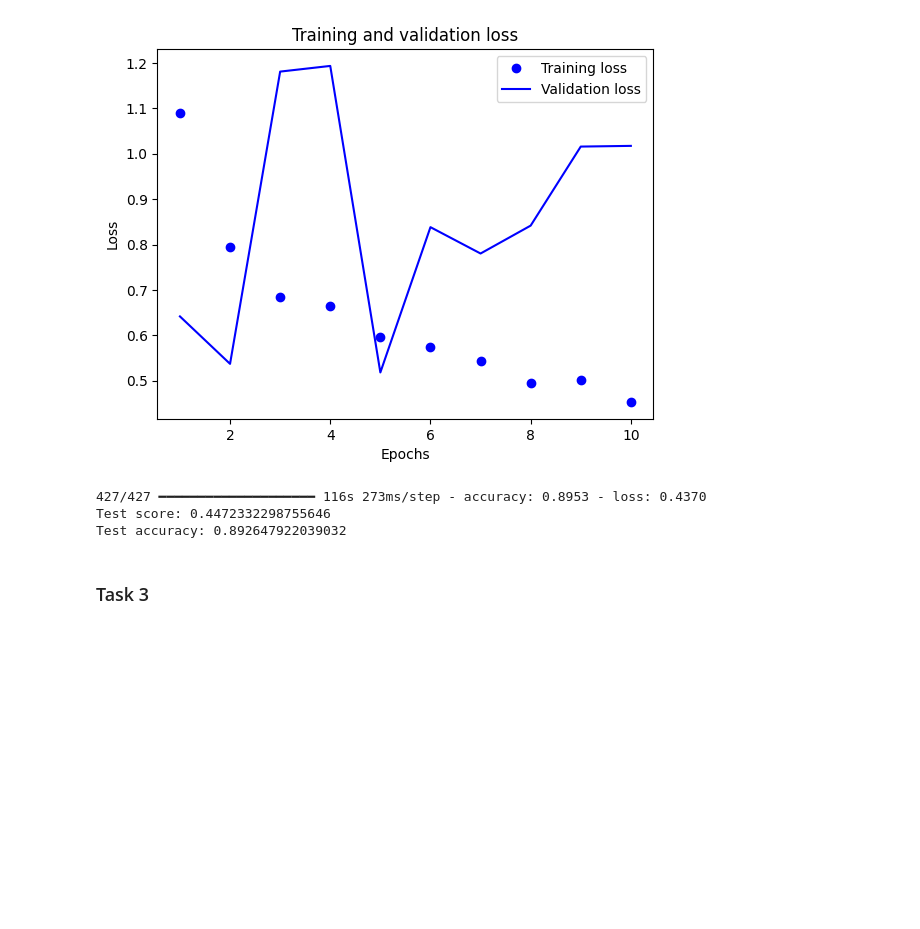
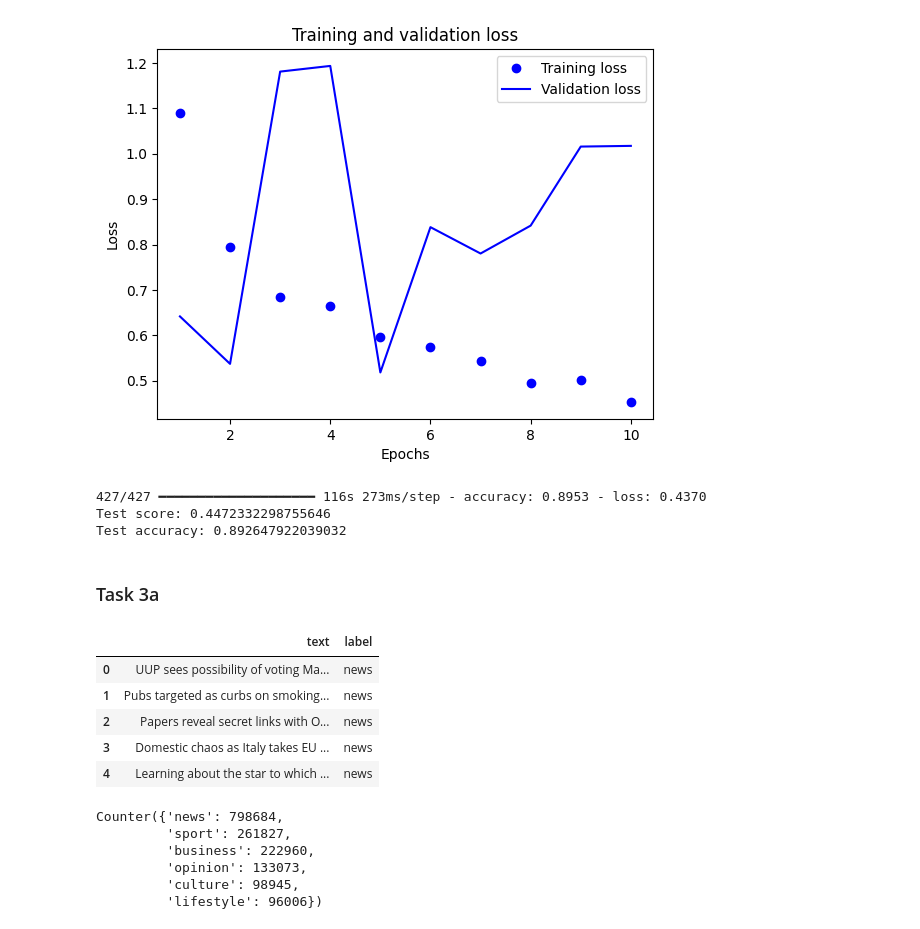
Before and after one commit to literandltx/data_analisys_labs, a Jupyter notebook: cardiotocography_lab3.ipynb, the cells around one changed output. Drawn from its saved outputs; the diff is of its cells as text; code cells hidden in the pictures; blank space fills up the shorter version.

Commit message:
add task 3a model

```diff
--- a/cardiotocography_lab3.ipynb
+++ b/cardiotocography_lab3.ipynb
@@ -533,4 +524,4 @@ print('Test accuracy:', score[1])
 Test score: 0.4472332298755646
 Test accuracy: 0.892647922039032
 # %% [markdown]
-### Task 3
+### Task 3a
@@ -536,0 +560,39 @@ Test accuracy: 0.892647922039032
+# %%
+path = kagglehub.dataset_download("therohk/ireland-historical-news")
+df = pd.read_csv(path + "/ireland-news-headlines.csv")
+
+categories_of_interest = ['sport', 'news', 'business']
+# %%
+from collections import Counter
+from sklearn.model_selection import train_test_split
+
+df['main_category'] = df['headline_category'].apply(lambda x: x.split('.')[0])
+top_10_categories = [category for category, _ in Counter(df['main_category']).most_common(10)]
+df = df[df['main_category'].isin(top_10_categories)]
+
+df = df[['headline_text', 'main_category']].rename(columns={'headline_text': 'text', 'main_category': 'label'})
+
+x_train, x_test, y_train, y_test = train_test_split(df['text'], df['label'], test_size=0.20)
+
+df_train = pd.DataFrame({'text': x_train, 'label': y_train})
+df_test = pd.DataFrame({'text': x_test, 'label': y_test})
+
+df_train.head()
+df_test.head()
+df.head()
+# %% [output]
+|  | text | label |
+| 0 | UUP sees possibility of voting Ma... | news |
+| 1 | Pubs targeted as curbs on smoking... | news |
+| 2 | Papers reveal secret links with O... | news |
+| 3 | Domestic chaos as Italy takes EU ... | news |
+| 4 | Learning about the star to which ... | news |
+# %%
+Counter(df['label'])
+# %% [output]
+Counter({'news': 798684,
+         'sport': 261827,
+         'business': 222960,
+         'opinion': 133073,
+         'culture': 98945,
+         'lifestyle': 96006})
```
Also changed, not shown: parts of 9 cells of this notebook.
